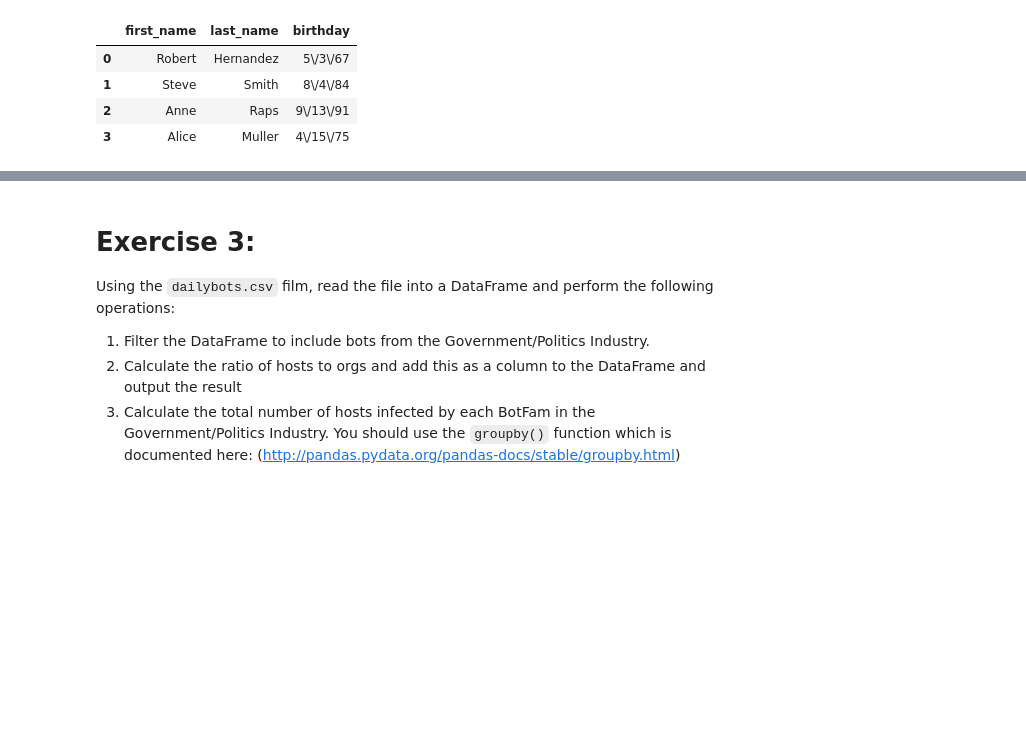
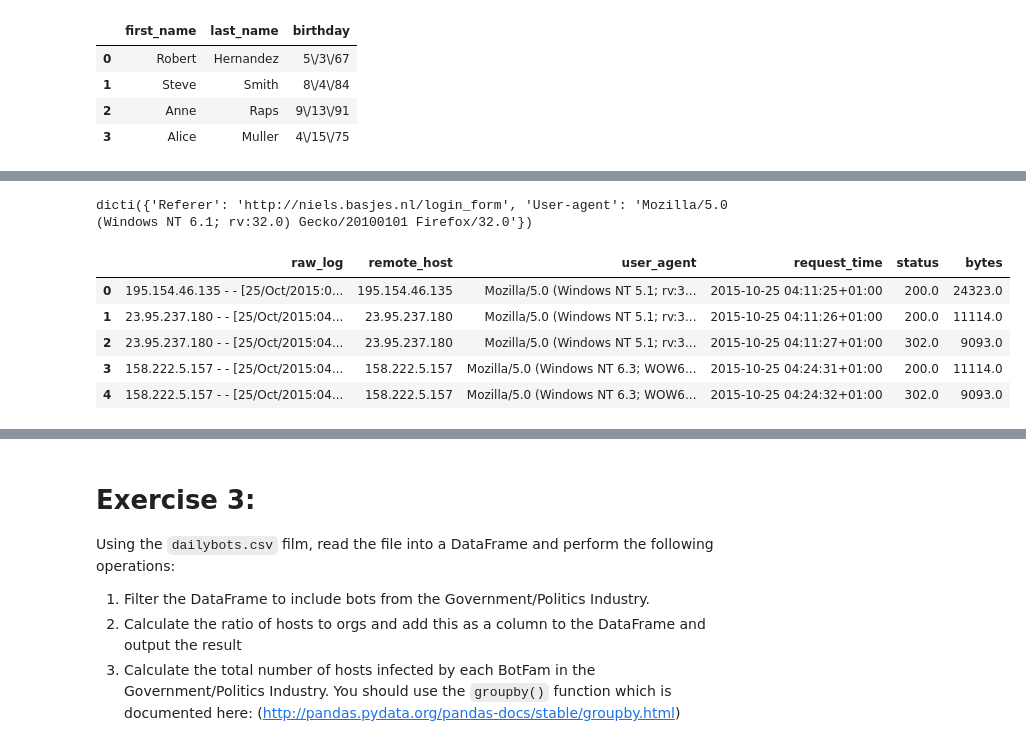
Before and after one commit to gtkcyber/ads_blackhat_2025, a Jupyter notebook: answers/Worksheet 2.1 - Exploring Two Dimensional Data - Answers.ipynb, the cells around one changed output, grey strips where cells are left out. Cells and saved outputs as stored; diff of their text form; code cells hidden in the pictures; blank space fills up the shorter version.

```diff
--- a/answers/Worksheet 2.1 - Exploring Two Dimensional Data - Answers.ipynb
+++ b/answers/Worksheet 2.1 - Exploring Two Dimensional Data - Answers.ipynb
@@ -124,20 +161,30 @@ Successfully installed apachelogs-0.6.1 pydicti-1.2.1
+# %%
+log_dict.headers_in
+# %% [output]
+dicti({'Referer': 'http://niels.basjes.nl/login_form', 'User-agent': 'Mozilla/5.0 (Windows NT 6.1; rv:32.0) Gecko/20100101 Firefox/32.0'})
 # %%
-from apachelogs import LogParser
-#from user_agents import parse
 #Read in the log file
-line_parser = LogParser("%h %l %u %t \"%r\" %>s %b \"%{Referer}i\" \"%{User-agent}i\"")
+server_log = open(DATA_HOME + "hackers-access.httpd", "r")
 
-server_log = open(DATA_HOME + "hackers-access.httpd", "r")
+#Create an empty dataframe
 parsed_server_data = pd.DataFrame()
+
+# read and parse each line and store the information in the columns of the dataframe
 for num, line in enumerate(server_log):
     data = {}
     data = line_parser.parse(line)
     parsed_server_data.loc[num,'raw_log']= data.entry
     parsed_server_data.loc[num,'remote_host']= data.remote_host
-    parsed_server_data.loc[num,'request_header_user_agent']=data.headers_in["User-agent"]
+    parsed_server_data.loc[num,'user_agent']=data.headers_in["User-agent"]
     parsed_server_data.loc[num,'request_time']=data.request_time
-    parsed_server_data.loc[num,'directives']=data.directives["%r"]
     parsed_server_data.loc[num,'status']=data.final_status
     parsed_server_data.loc[num,'bytes']=data.bytes_sent
 
-server_df = pd.DataFrame(parsed_server_data)
+parsed_server_data.head()
+# %% [output]
+|  | raw_log | remote_host | user_agent | request_time | status | bytes |
+| 0 | 195.154.46.135 - - [25/Oct/2015:0... | 195.154.46.135 | Mozilla/5.0 (Windows NT 5.1; rv:3... | 2015-10-25 04:11:25+01:00 | 200.0 | 24323.0 |
+| 1 | 23.95.237.180 - - [25/Oct/2015:04... | 23.95.237.180 | Mozilla/5.0 (Windows NT 5.1; rv:3... | 2015-10-25 04:11:26+01:00 | 200.0 | 11114.0 |
+| 2 | 23.95.237.180 - - [25/Oct/2015:04... | 23.95.237.180 | Mozilla/5.0 (Windows NT 5.1; rv:3... | 2015-10-25 04:11:27+01:00 | 302.0 | 9093.0 |
+| 3 | 158.222.5.157 - - [25/Oct/2015:04... | 158.222.5.157 | Mozilla/5.0 (Windows NT 6.3; WOW6... | 2015-10-25 04:24:31+01:00 | 200.0 | 11114.0 |
+| 4 | 158.222.5.157 - - [25/Oct/2015:04... | 158.222.5.157 | Mozilla/5.0 (Windows NT 6.3; WOW6... | 2015-10-25 04:24:32+01:00 | 302.0 | 9093.0 |
```
Also changed, not shown: parts of 27 cells of this notebook, 1 other file.
